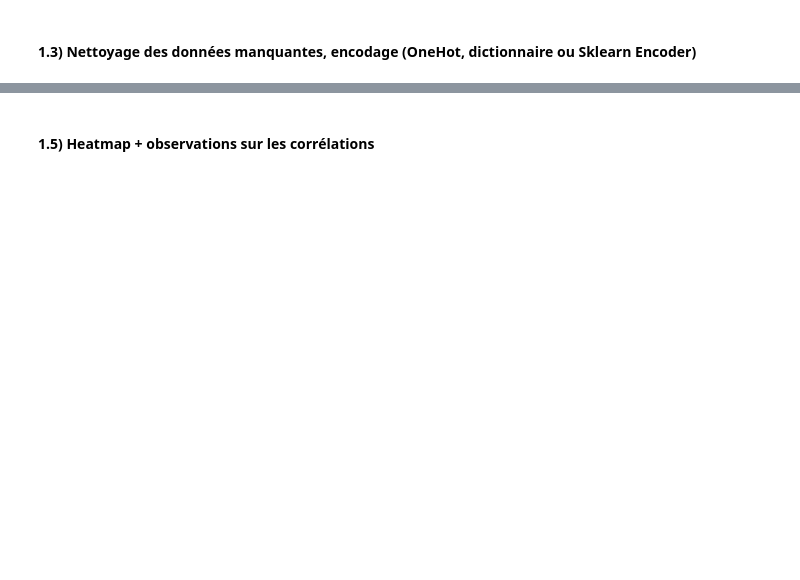
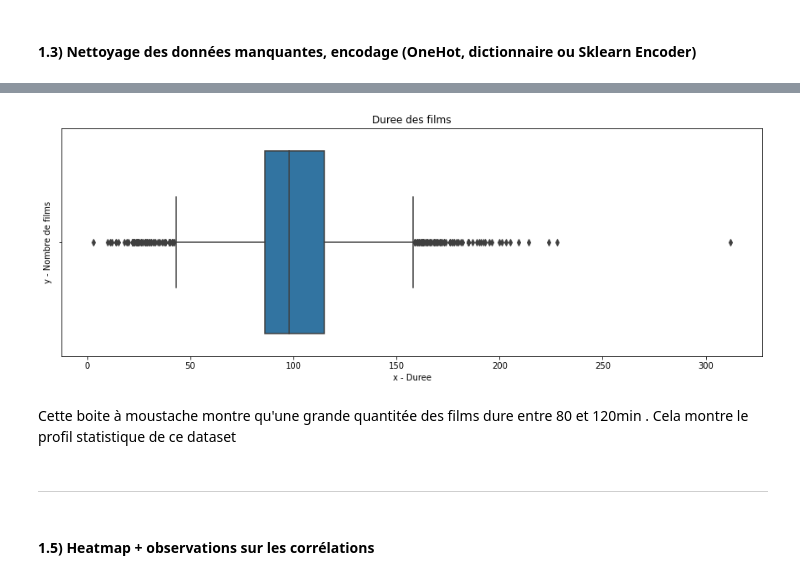
Before and after one commit to BaptisteHurel/Python, a Jupyter notebook: Mini Projet/Intro ML.ipynb, the cells around one changed output, grey strips where cells are left out. Saved outputs shown, nothing was run; the diff lists cells and outputs as text; code cells hidden in the pictures; blank space fills up the shorter version.

```diff
--- a/Mini Projet/Intro ML.ipynb
+++ b/Mini Projet/Intro ML.ipynb
@@ -117,2 +202,15 @@ TypeError: pie() got an unexpected keyword argument 'y'
+# %%
+plt.figure(figsize =(15,5))
+sns.boxplot(x = query3.duration_)
+plt.title('Duree des films')
+plt.xlabel('x - Duree')
+plt.ylabel('y - Nombre de films')
+plt.show()
+# %% [output]
+[figure, added]
+# %% [markdown]
+Cette boite à moustache montre qu'une grande quantitée des films dure entre 80 et 120min . Cela montre le profil statistique de ce dataset
+# %% [markdown]
+---------------------------------------------------------------------------------------------------------------------------
 # %% [markdown]
 #### 1.5) Heatmap + observations sur les corrélations
```
Also changed, not shown: parts of 61 cells of this notebook.
